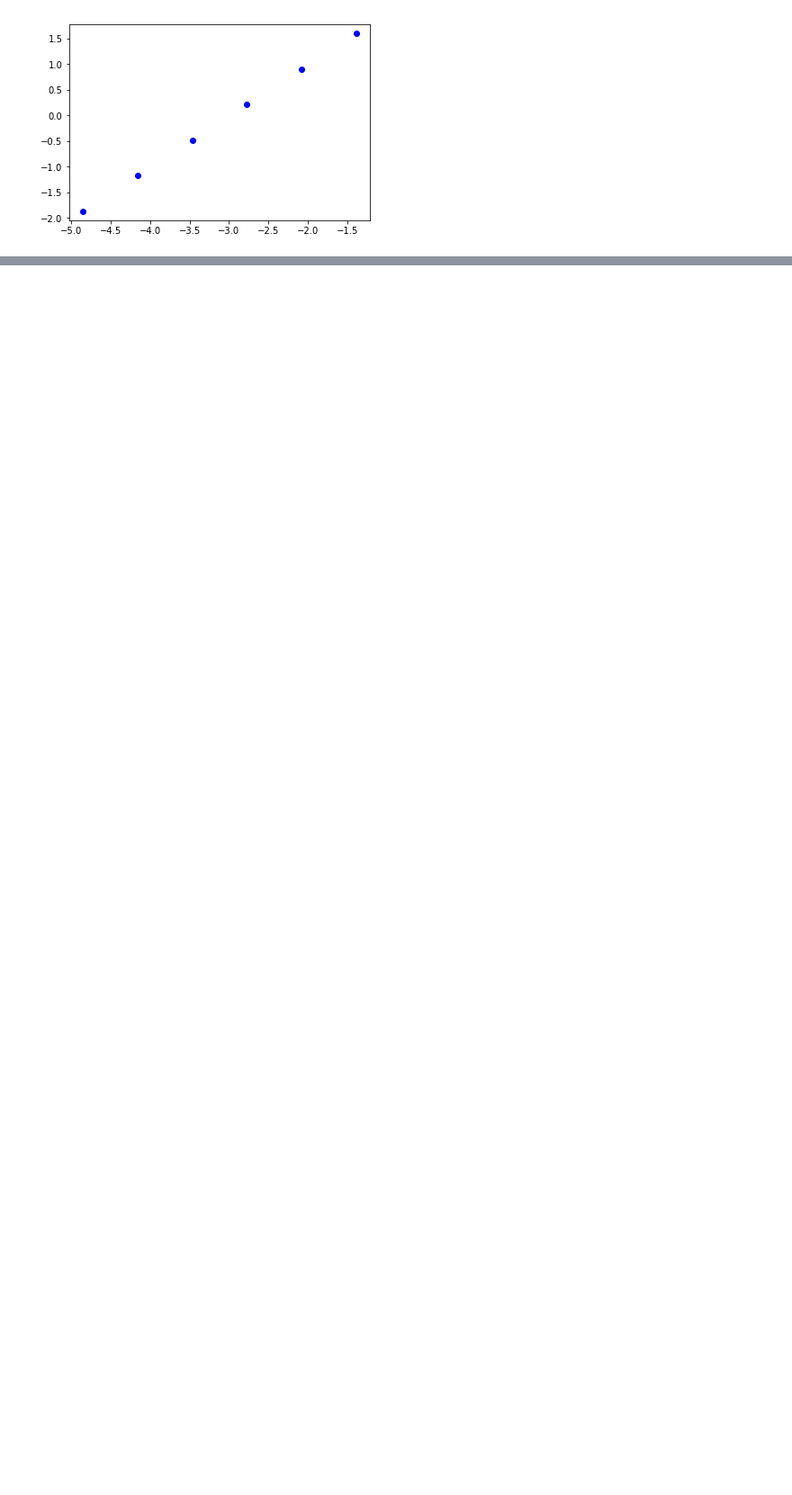
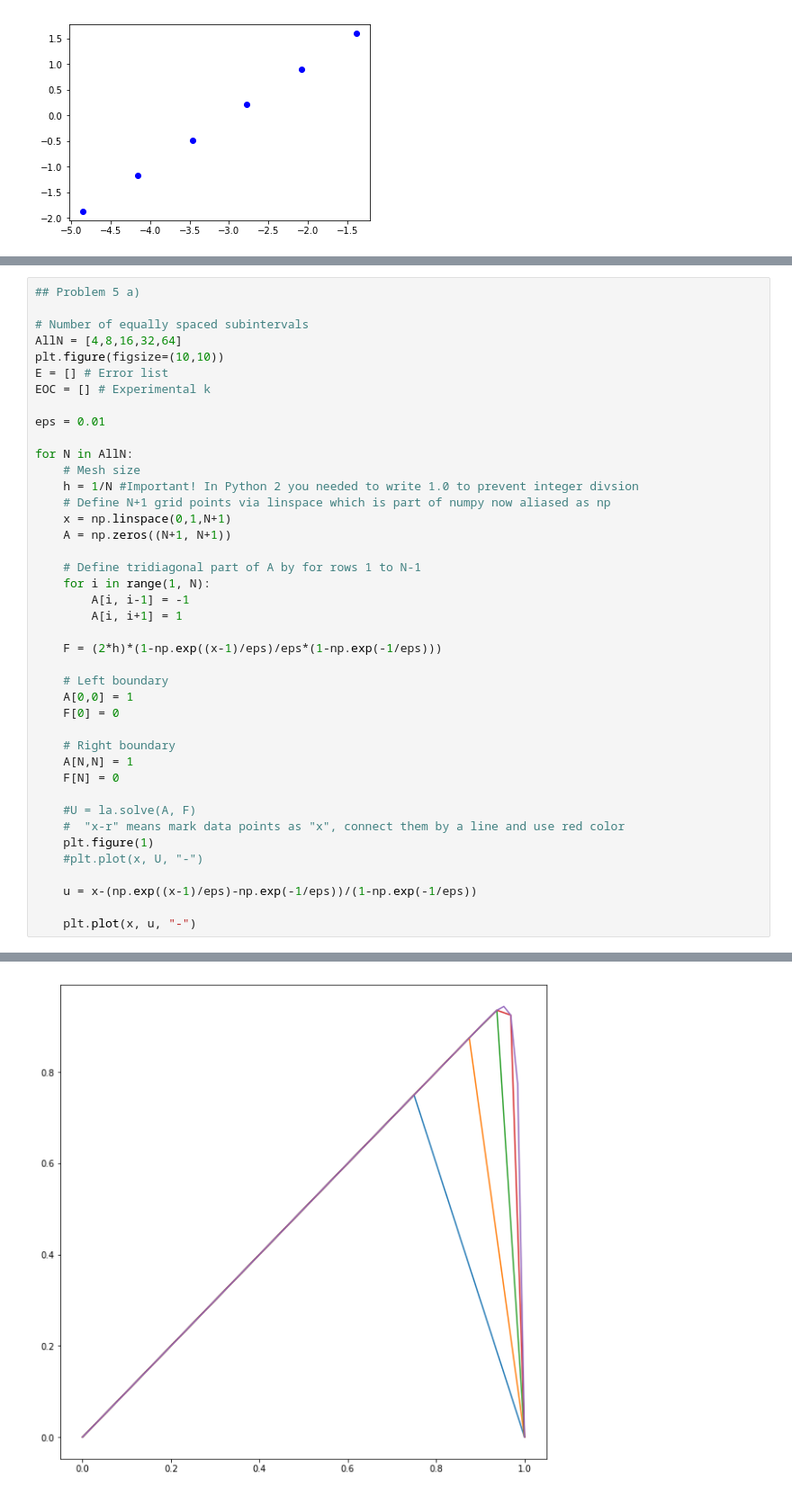
Before and after one commit to pLazee/NumPDE, a Jupyter notebook: lab01_rs_fr.ipynb, the cells around one changed output, grey strips where cells are left out. Shown at 90% size. Cells and saved outputs as stored; diff of their text form; blank space fills up the shorter version.

```diff
--- a/lab01_rs_fr.ipynb
+++ b/lab01_rs_fr.ipynb
@@ -271,3 +271,45 @@ print(EOC)
 [2.046729198400549, 2.011258467611481, 2.0027893432548254, 2.000695774268125, 2.000173846247429]
 [figure]
 [figure]
+# %%
+## Problem 5 a)
+
+# Number of equally spaced subintervals
+AllN = [4,8,16,32,64]
+plt.figure(figsize=(10,10))
+E = [] # Error list
+EOC = [] # Experimental k
+
+eps = 0.01
+
+for N in AllN:
+    # Mesh size
+    h = 1/N #Important! In Python 2 you needed to write 1.0 to prevent integer divsion
+    # Define N+1 grid points via linspace which is part of numpy now aliased as np
+    x = np.linspace(0,1,N+1)
+    A = np.zeros((N+1, N+1))
+
+    # Define tridiagonal part of A by for rows 1 to N-1
+    for i in range(1, N):
+        A[i, i-1] = -1
+        A[i, i+1] = 1
+
+    F = (2*h)*(1-np.exp((x-1)/eps)/eps*(1-np.exp(-1/eps)))
+
+    # Left boundary
+    A[0,0] = 1
+    F[0] = 0
+
+    # Right boundary
+    A[N,N] = 1
+    F[N] = 0
+
+    #U = la.solve(A, F)
+    #  "x-r" means mark data points as "x", connect them by a line and use red color
+    plt.figure(1)
+    #plt.plot(x, U, "-")
+
+    u = x-(np.exp((x-1)/eps)-np.exp(-1/eps))/(1-np.exp(-1/eps))
+
+    plt.plot(x, u, "-")
+# %% [output]
@@ -273,0 +321 @@ print(EOC)
+[figure, added]
```
Also changed, not shown: parts of 2 cells of this notebook.
